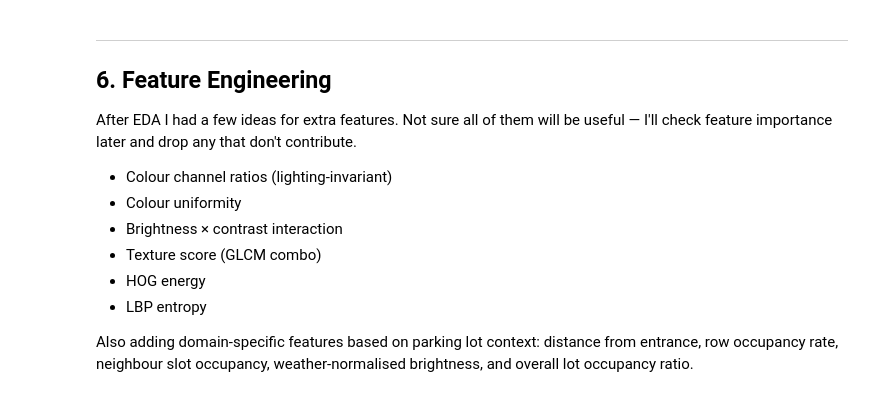
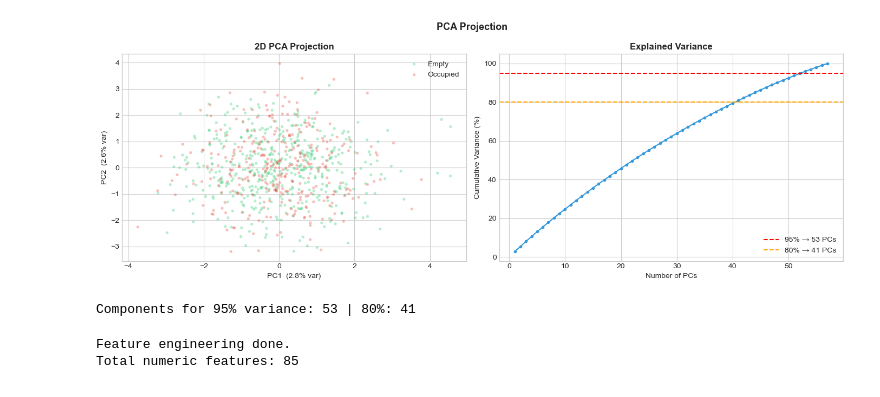
Before and after one commit to btanmay1/Smart-Drone-Parking-System, a Jupyter notebook: SmartDroneParkingSystem.ipynb, the cells around one changed output. Drawn from its saved outputs; the diff is of its cells as text; code cells hidden in the pictures.

```diff
--- a/SmartDroneParkingSystem.ipynb
+++ b/SmartDroneParkingSystem.ipynb
@@ -573,4 +635,5 @@ plt.show()
 # %%
+df_clean = df_winsor.copy()
 
 feat_cols_pca = [c for c in df_clean.select_dtypes(include='number').columns if c != 'label']
 sample_pca    = df_clean.sample(min(3000, len(df_clean)), random_state=42)
@@ -581,48 +644,38 @@ cumvar   = np.cumsum(pca_full.explained_variance_ratio_)
 n95      = int(np.argmax(cumvar >= 0.95)) + 1
 n80      = int(np.argmax(cumvar >= 0.80)) + 1
 
 pca2d = PCA(n_components=2, random_state=42)
 X_2d  = pca2d.fit_transform(X_pca_in)
 
 fig, axes = plt.subplots(1, 2, figsize=(14, 5))
 fig.suptitle('PCA Projection', fontsize=13, fontweight='bold')
 
 for lbl, color, name in [(0, PALETTE[0], 'Empty'), (1, PALETTE[1], 'Occupied')]:
     mask = sample_pca['label'].values == lbl
     axes[0].scatter(X_2d[mask, 0], X_2d[mask, 1], c=color, alpha=0.35, s=14,
                     label=name, edgecolors='none')
 axes[0].set_xlabel(f'PC1  ({pca2d.explained_variance_ratio_[0]*100:.1f}% var)')
 axes[0].set_ylabel(f'PC2  ({pca2d.explained_variance_ratio_[1]*100:.1f}% var)')
 axes[0].set_title('2D PCA Projection', fontweight='bold')
 axes[0].legend()
 
 axes[1].plot(range(1, len(cumvar)+1), cumvar * 100, 'o-', color='#3498DB', ms=3, lw=1.5)
 axes[1].axhline(95, color='red',    ls='--', lw=1.5, label=f'95% → {n95} PCs')
 axes[1].axhline(80, color='orange', ls='--', lw=1.5, label=f'80% → {n80} PCs')
 axes[1].set_xlabel('Number of PCs')
 axes[1].set_ylabel('Cumulative Variance (%)')
 axes[1].set_title('Explained Variance', fontweight='bold')
 axes[1].legend()
 
 plt.tight_layout()
 plt.savefig('eda_pca.png', dpi=FIG_DPI, bbox_inches='tight')
 plt.show()
 print(f'Components for 95% variance: {n95} | 80%: {n80}')
+# %% [output]
+[figure, added]
+Components for 95% variance: 53 | 80%: 41
-# %% [markdown]
----
-## 6. Feature Engineering <a id='6'></a>
-
-After EDA I had a few ideas for extra features. Not sure all of them will be useful — I'll check feature importance later and drop any that don't contribute.
-
-- Colour channel ratios (lighting-invariant)
-- Colour uniformity
-- Brightness × contrast interaction
-- Texture score (GLCM combo)
-- HOG energy
-- LBP entropy
-
-Also adding domain-specific features based on parking lot context: distance from entrance, row occupancy rate, neighbour slot occupancy, weather-normalised brightness, and overall lot occupancy ratio.
 # %%
+df_clean = df_winsor.copy()
 df_eng = df_clean.copy()
 
 
@@ -700,6 +753,9 @@ df_eng['slot_vs_lot_deviation'] = df_eng['label'] - df_eng['lot_occupancy_ratio'
 
 print('Feature engineering done.')
 print(f'Total numeric features: {df_eng.select_dtypes(include=np.number).shape[1] - 1}')
+# %% [output]
+Feature engineering done.
+Total numeric features: 85
 # %%
 
 drop_cols = ['label', 'lot', 'weather', 'filename', 'slot_idx', 'slot_row',
```
Also changed, not shown: parts of 62 cells of this notebook, 20 other files.
